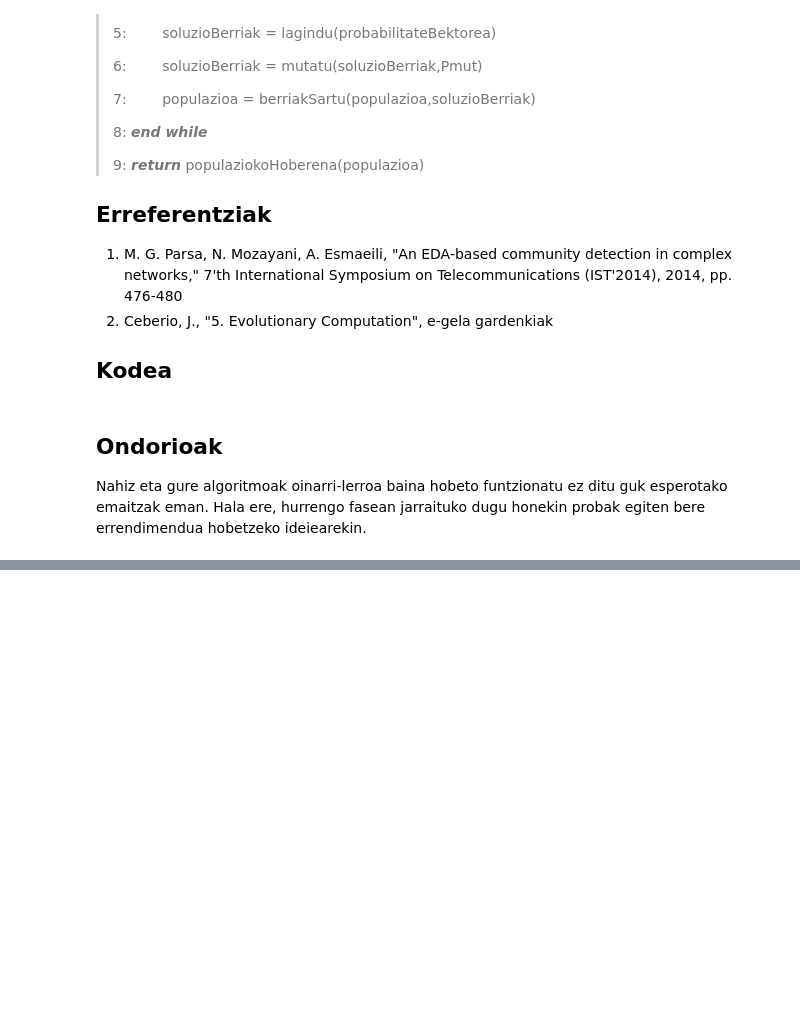
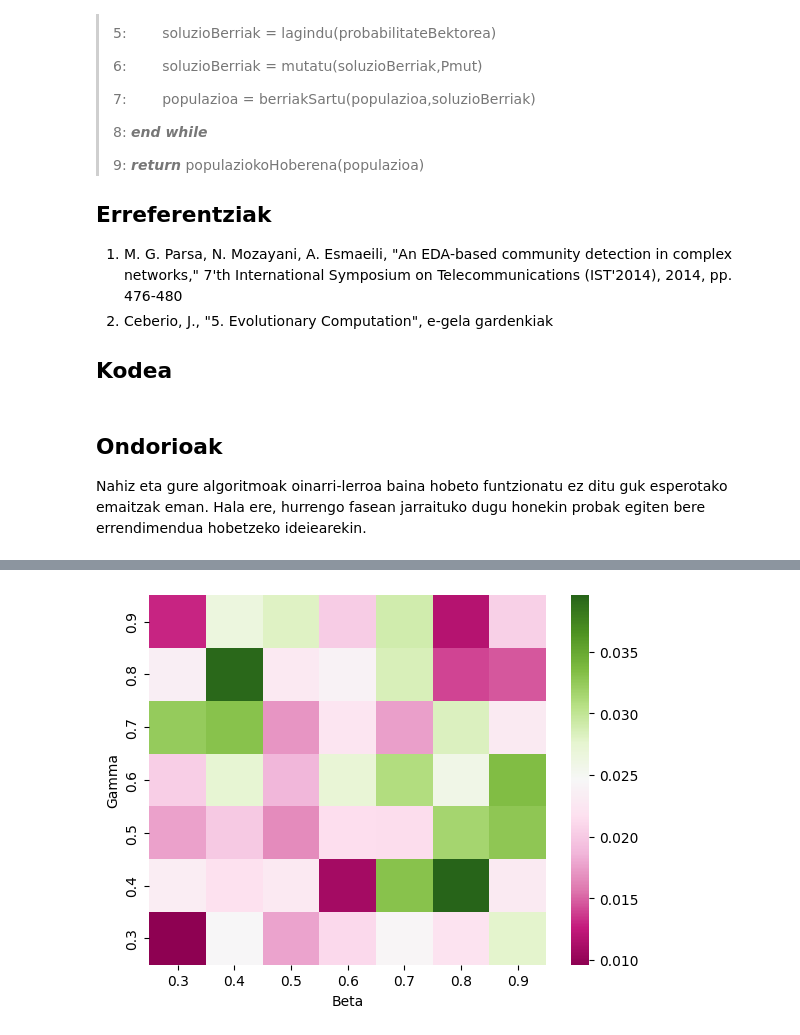
Before and after one commit to paulaonta/community-detection, a Jupyter notebook: CDP_2_fasea_PAMI-EFICIENT.ipynb, the cells around one changed output, grey strips where cells are left out. Cells and saved outputs as stored; diff of their text form; code cells hidden in the pictures; blank space fills up the shorter version.

Commit message:
paramere tunning ILS

```diff
--- a/CDP_2_fasea_PAMI-EFICIENT.ipynb
+++ b/CDP_2_fasea_PAMI-EFICIENT.ipynb
@@ -1187,0 +1373,7 @@ Nahiz eta gure algoritmoak oinarri-lerroa baina hobeto funtzionatu ez ditu guk e
+# %%
+data = pd.read_csv("./data/datuak_ils_parameters_tunning_50.csv")
+datuak = data.pivot("Gamma", "Beta", "ILS")
+datuak.sort_index(axis=0, ascending=False, inplace=True)
+ax = sns.heatmap(datuak, cmap="PiYG")
+# %% [output]
+[figure, added]
```
Also changed, not shown: parts of 34 cells of this notebook, 13 other files.
